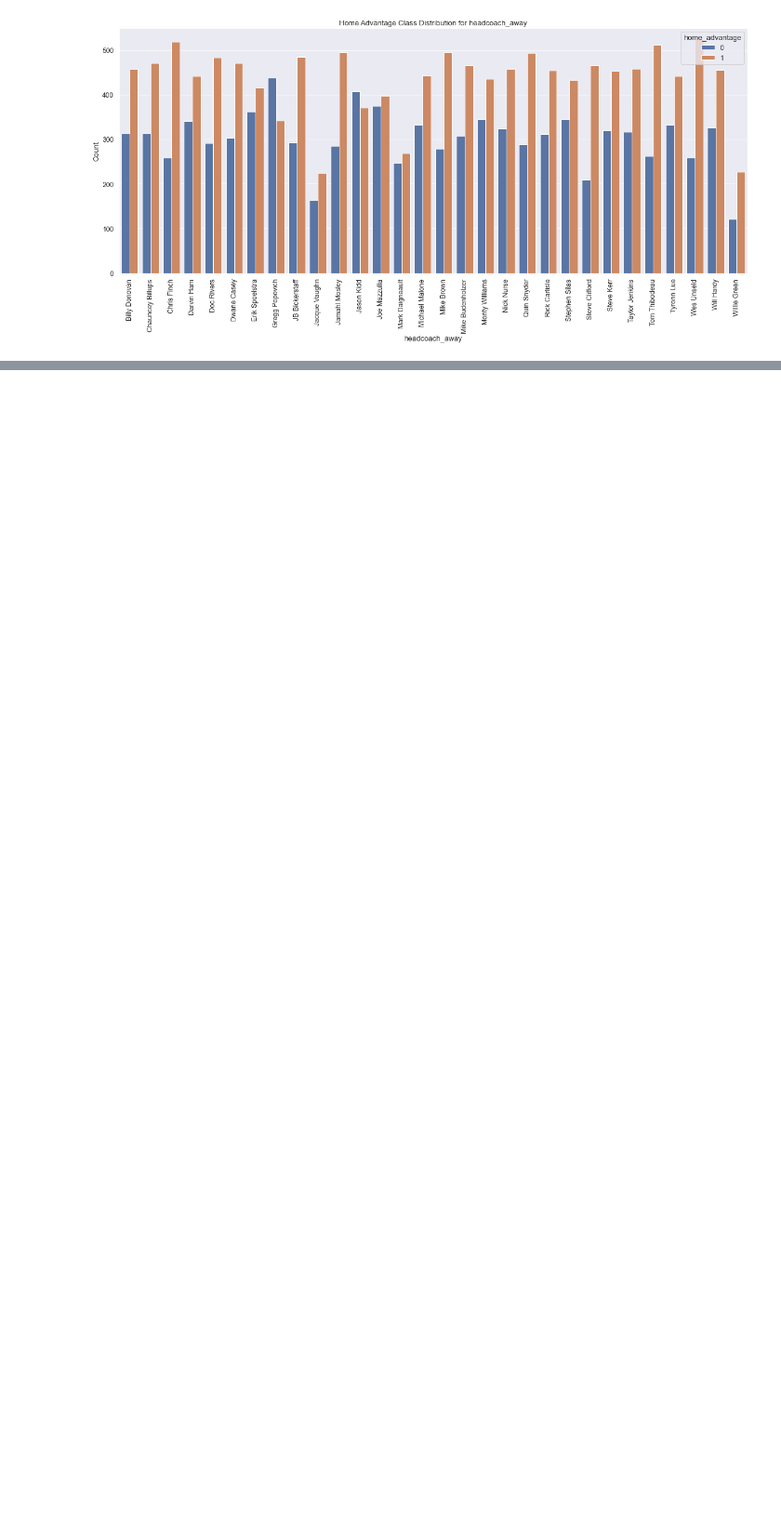
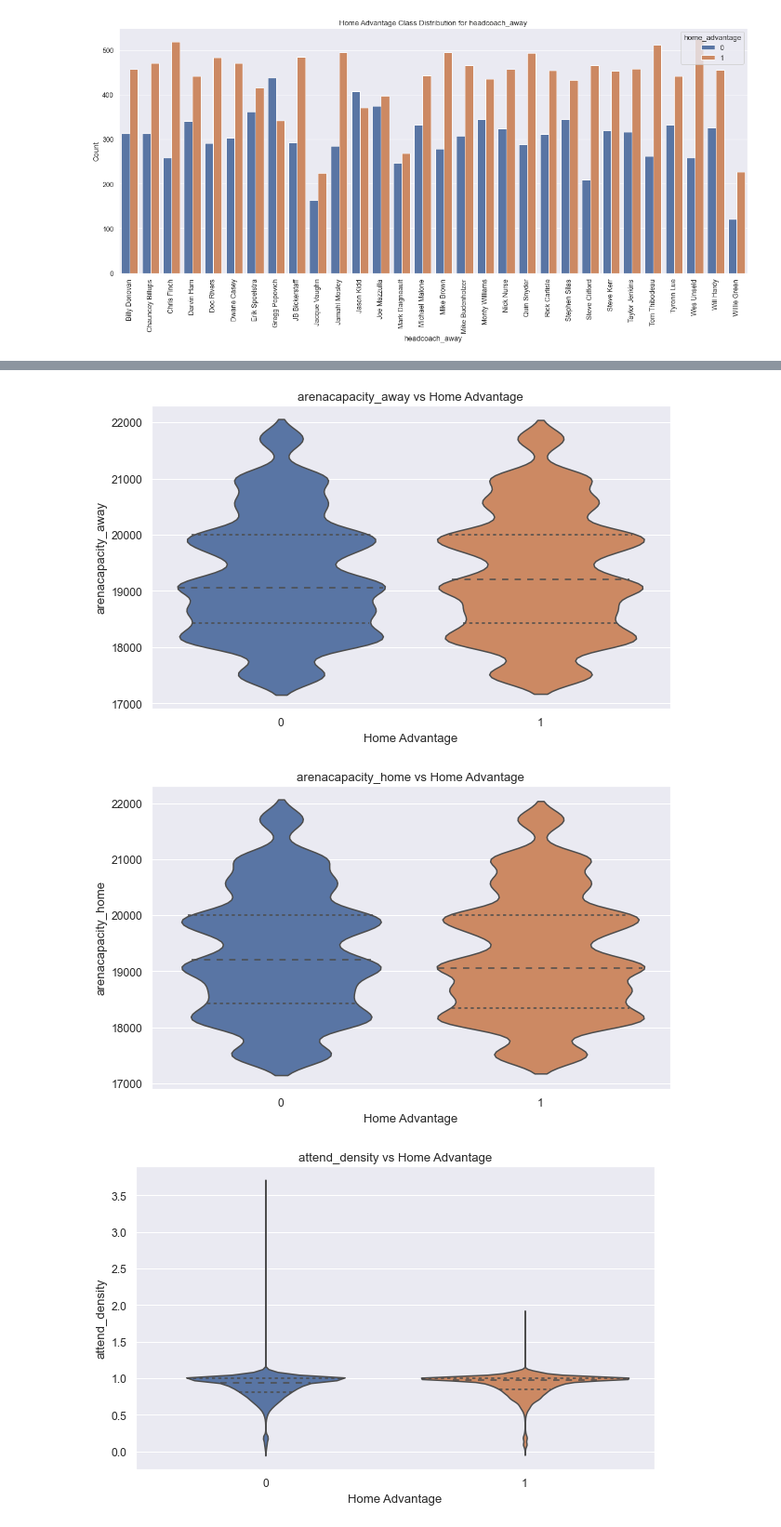
Before and after one commit to kentwhf/Home-Field-Advantage-Sports, a Jupyter notebook: final.ipynb, the cells around one changed output, grey strips where cells are left out. Shown at 93% size. Saved outputs shown, nothing was run; the diff lists cells and outputs as text; code cells hidden in the pictures; blank space fills up the shorter version.

```diff
--- a/final.ipynb
+++ b/final.ipynb
@@ -234,0 +254,24 @@ plt.show()
+# %%
+features = ['arenacapacity_away', 'arenacapacity_home', 'attend_density', 'time_diff', 'distance_mi_x', 'distance_mi_y']
+# %%
+# 创建针对每个特征的箱型图
+for feature in features:
+    plt.figure(figsize=(10, 6))
+    sns.violinplot(x='home_advantage', y=feature, data=final_merged_data, inner='quartile')
+    plt.title(f'{feature} vs Home Advantage')
+    plt.xlabel('Home Advantage')
+    plt.ylabel(feature)
+    plt.show()
+
+# 创建针对每个特征的直方图
+for feature in features:
+    plt.figure(figsize=(10, 6))
+    sns.histplot(data=final_merged_data, x=feature, kde=True, bins=30)
+    plt.title(f'Distribution of {feature}')
+    plt.xlabel(feature)
+    plt.ylabel('Frequency')
+    plt.show()
+# %% [output]
+[figure, added]
+[figure, added]
+[figure, added]
```
Also changed, not shown: parts of 21 cells of this notebook, 20 other files.
